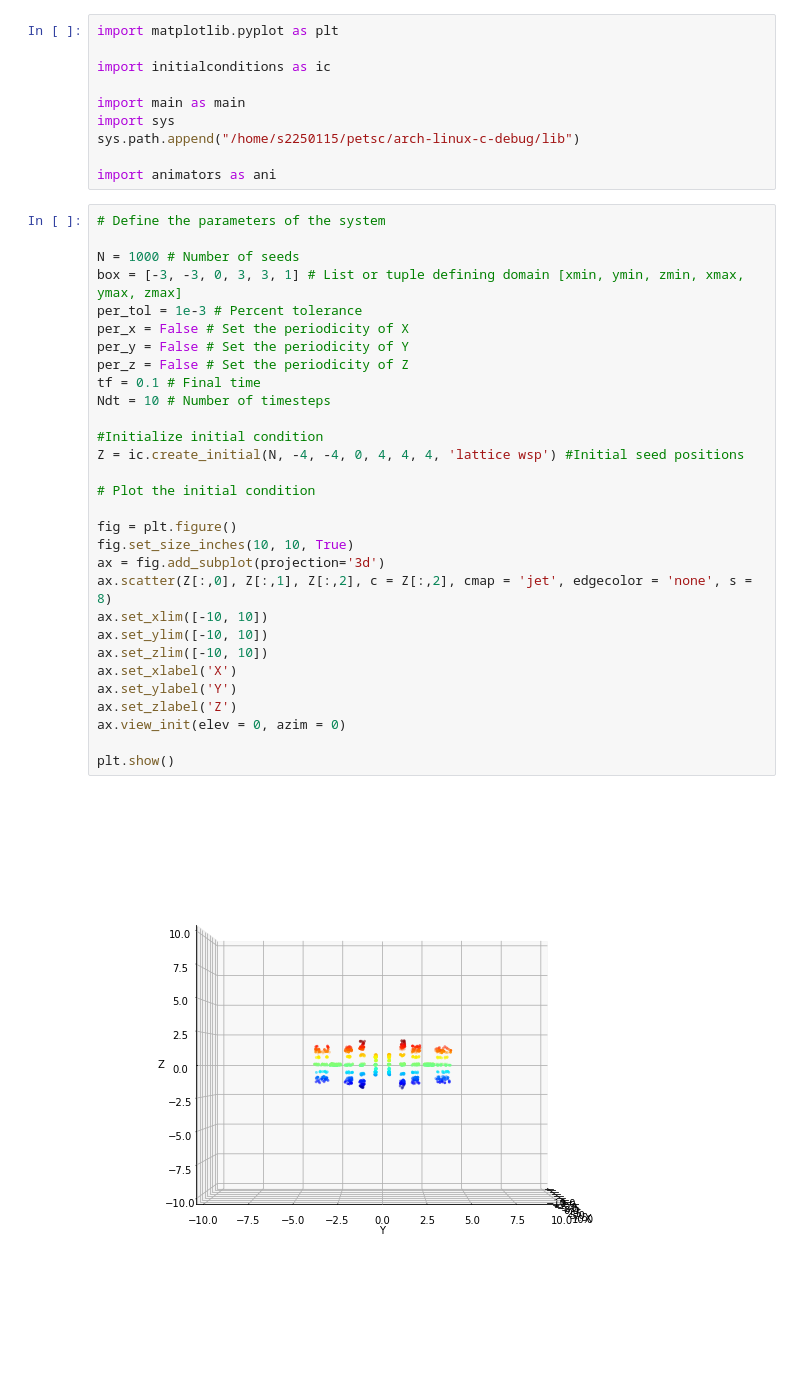
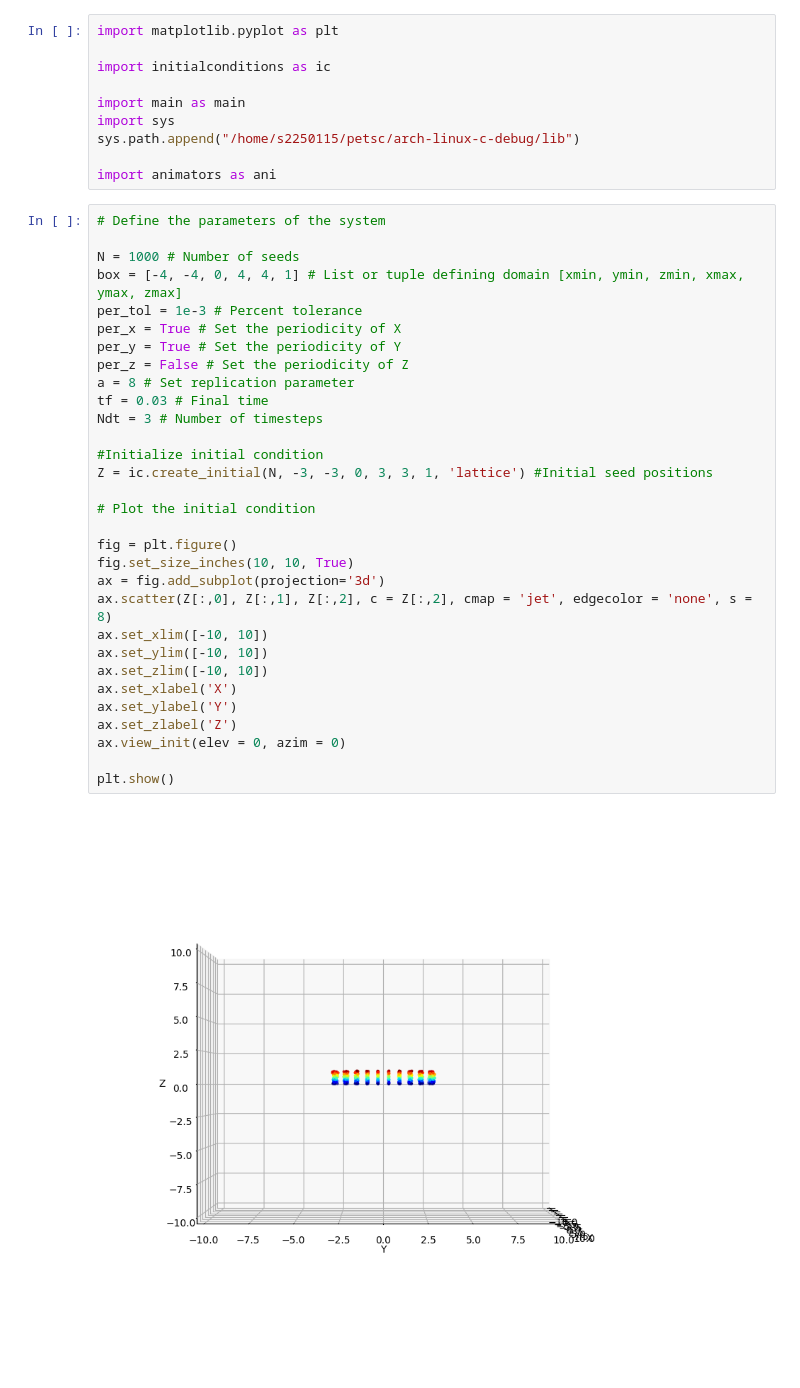
Before and after one commit to thelavier/3DIncompressibleSG, a Jupyter notebook: testspace.ipynb, the cells around one changed output. Drawn from its saved outputs; the diff is of its cells as text.

```diff
--- a/testspace.ipynb
+++ b/testspace.ipynb
@@ -11,33 +11,34 @@ import animators as ani
 # %%
 # Define the parameters of the system
 
 N = 1000 # Number of seeds
-box = [-3, -3, 0, 3, 3, 1] # List or tuple defining domain [xmin, ymin, zmin, xmax, ymax, zmax]
+box = [-4, -4, 0, 4, 4, 1] # List or tuple defining domain [xmin, ymin, zmin, xmax, ymax, zmax]
 per_tol = 1e-3 # Percent tolerance
-per_x = False # Set the periodicity of X
-per_y = False # Set the periodicity of Y
+per_x = True # Set the periodicity of X
+per_y = True # Set the periodicity of Y
 per_z = False # Set the periodicity of Z
-tf = 0.1 # Final time
-Ndt = 10 # Number of timesteps
+a = 8 # Set replication parameter
+tf = 0.03 # Final time
+Ndt = 3 # Number of timesteps
 
 #Initialize initial condition
-Z = ic.create_initial(N, -4, -4, 0, 4, 4, 4, 'lattice wsp') #Initial seed positions
+Z = ic.create_initial(N, -3, -3, 0, 3, 3, 1, 'lattice') #Initial seed positions
 
 # Plot the initial condition
 
 fig = plt.figure()
 fig.set_size_inches(10, 10, True)
 ax = fig.add_subplot(projection='3d')
 ax.scatter(Z[:,0], Z[:,1], Z[:,2], c = Z[:,2], cmap = 'jet', edgecolor = 'none', s = 8)
 ax.set_xlim([-10, 10])
 ax.set_ylim([-10, 10])
 ax.set_zlim([-10, 10])
 ax.set_xlabel('X')
 ax.set_ylabel('Y')
 ax.set_zlabel('Z')
 ax.view_init(elev = 0, azim = 0)
 
 plt.show()
 # %% [output]
-[figure, old version]
+[figure, new version]
 # %%
```
Also changed, not shown: parts of 3 cells of this notebook, 5 other files.
